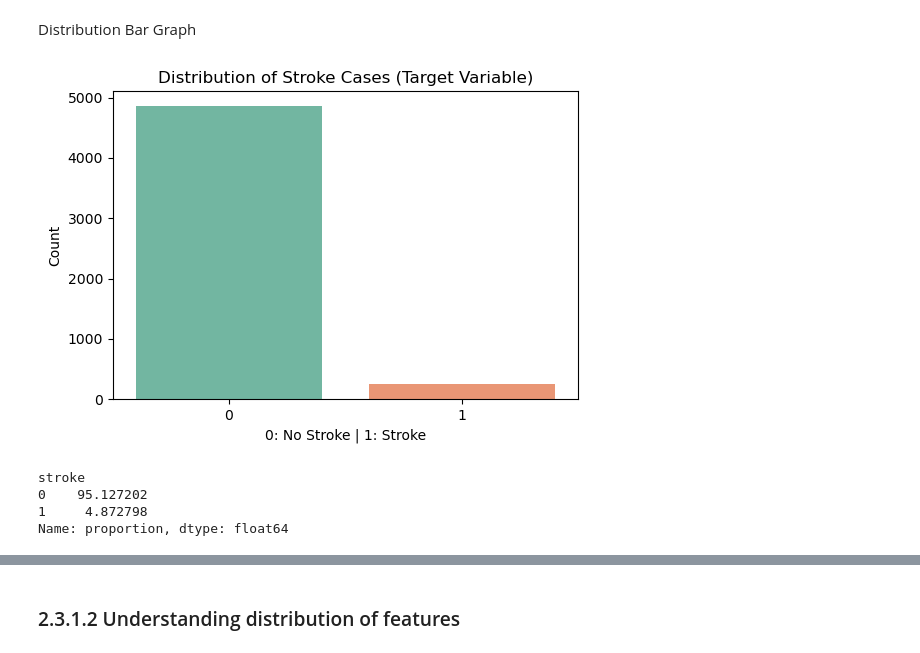
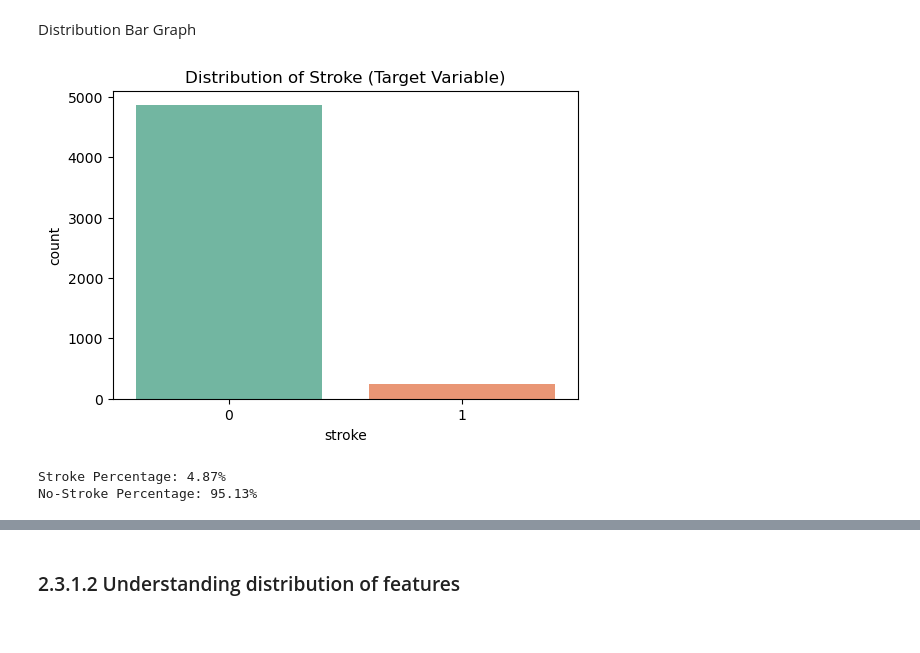
Before and after one commit to Frogkri/MLDP, a Jupyter notebook: MLDP Program Codes Submission Template.ipynb, the cells around one changed output, grey strips where cells are left out. Cells and saved outputs as stored; diff of their text form; code cells hidden in the pictures.

```diff
--- a/MLDP Program Codes Submission Template.ipynb
+++ b/MLDP Program Codes Submission Template.ipynb
@@ -128,21 +149,16 @@ df.describe(include="all") #string & number
 # %% [markdown]
 Distribution Bar Graph
 # %%
-## Understanding distribution of target
-# Check for target imbalance
+# 2. Target Distribution (Critical Analysis)
 plt.figure(figsize=(6, 4))
-# Assigning x to hue and setting legend=False as suggested by the warning
 sns.countplot(x='stroke', data=df, hue='stroke', palette='Set2', legend=False)
-plt.title('Distribution of Stroke Cases (Target Variable)')
-plt.xlabel('0: No Stroke | 1: Stroke')
-plt.ylabel('Count')
+plt.title('Distribution of Stroke (Target Variable)')
 plt.show()
 
-# Print the percentage for your documentation
-print(df['stroke'].value_counts(normalize=True) * 100)
+stroke_perc = df['stroke'].value_counts(normalize=True) * 100
+print(f"Stroke Percentage: {stroke_perc[1]:.2f}%")
+print(f"No-Stroke Percentage: {stroke_perc[0]:.2f}%")
 # %% [output]
-[figure, old version]
+[figure, new version]
-stroke
-0    95.127202
-1     4.872798
-Name: proportion, dtype: float64
+Stroke Percentage: 4.87%
+No-Stroke Percentage: 95.13%
```
Also changed, not shown: parts of 27 cells of this notebook, 2 other files.
